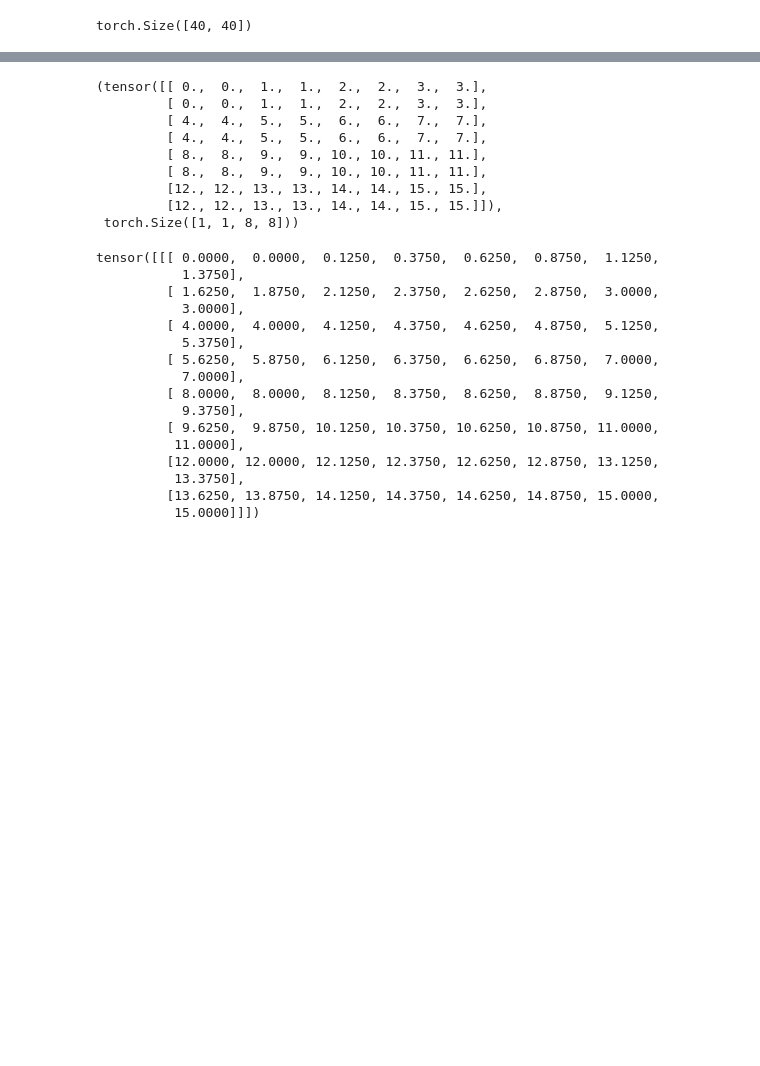
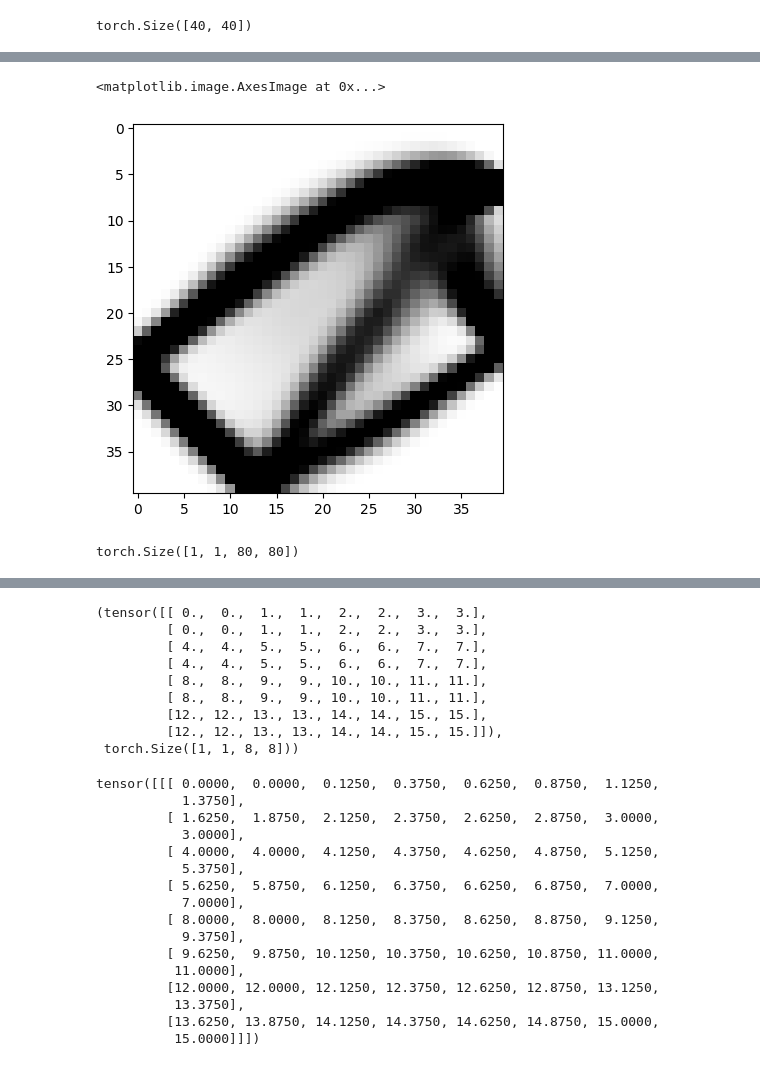
Before and after one commit to barracuda049/dl, a Jupyter notebook: model_fo_sw.ipynb, the cells around one changed output, grey strips where cells are left out. Cells and saved outputs as stored; diff of their text form; code cells hidden in the pictures; blank space fills up the shorter version.

```diff
--- a/model_fo_sw.ipynb
+++ b/model_fo_sw.ipynb
@@ -155,0 +414,5 @@ b, b.shape
+# %%
+plt.imshow(np.reshape(up_check.numpy(), (40,40)), cmap = 'binary')
+# %% [output]
+<matplotlib.image.AxesImage at 0x...>
+[figure, added]
@@ -155,0 +421,5 @@ b, b.shape
+# %%
+up_check_sam = up(up_check)
+up_check_sam.shape
+# %% [output]
+torch.Size([1, 1, 80, 80])
```
Also changed, not shown: parts of 28 cells of this notebook, 2 other files.
